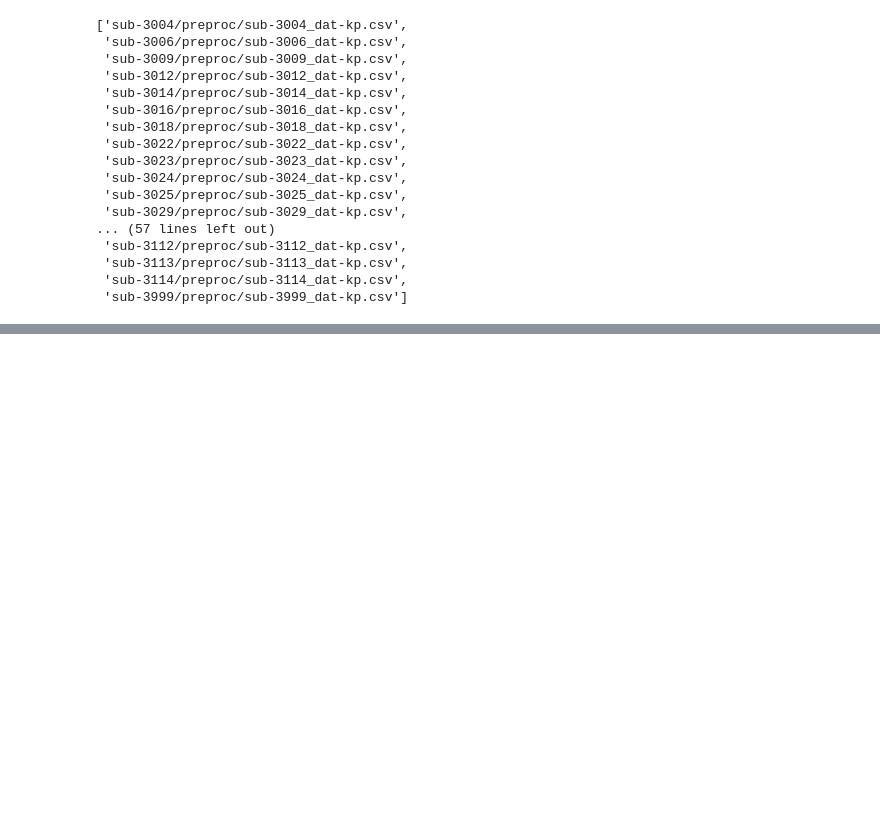
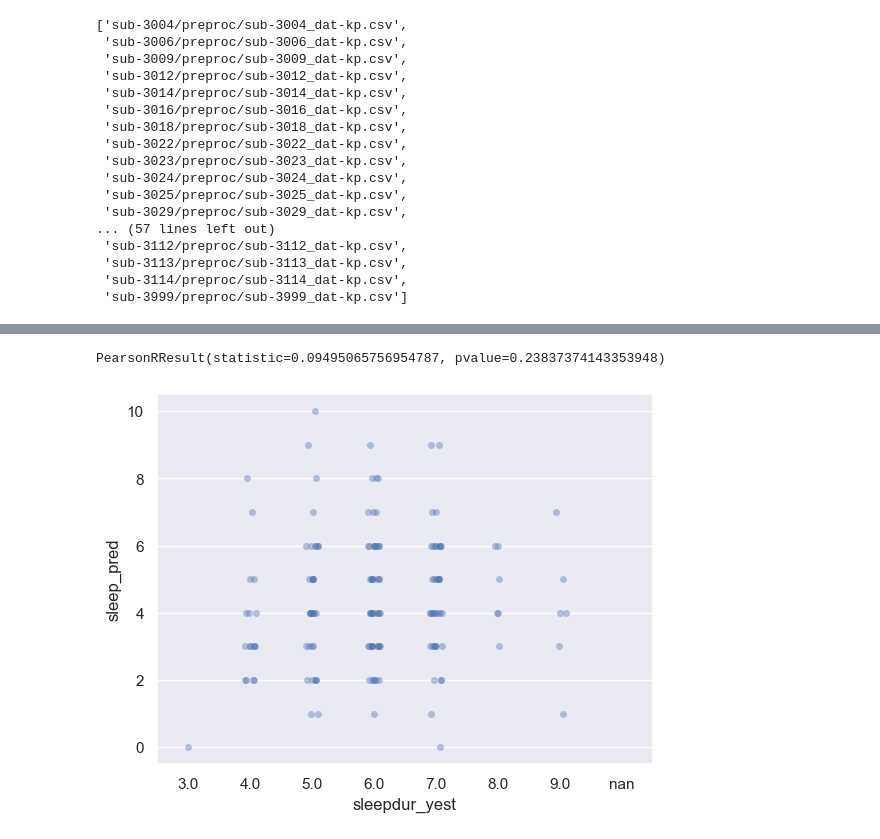
Before and after one commit to Valkje/graph-svd, a Jupyter notebook: clear3_sleep.ipynb, the cells around one changed output, grey strips where cells are left out. Saved outputs shown, nothing was run; the diff lists cells and outputs as text; code cells hidden in the pictures; blank space fills up the shorter version.

```diff
--- a/clear3_sleep.ipynb
+++ b/clear3_sleep.ipynb
@@ -80,0 +261,8 @@ array([[ 2.,  0.,  0.],
+# %%
+sns.stripplot(sleep_scores, x="sleepdur_yest", y="sleep_pred", alpha=0.4)
+
+ss_complete = sleep_scores.dropna()
+print(pearsonr(ss_complete['sleepdur_yest'], ss_complete['sleep_pred']))
+# %% [output]
+PearsonRResult(statistic=0.09495065756954787, pvalue=0.23837374143353948)
+[figure, added]
```
Also changed, not shown: parts of 16 cells of this notebook.
